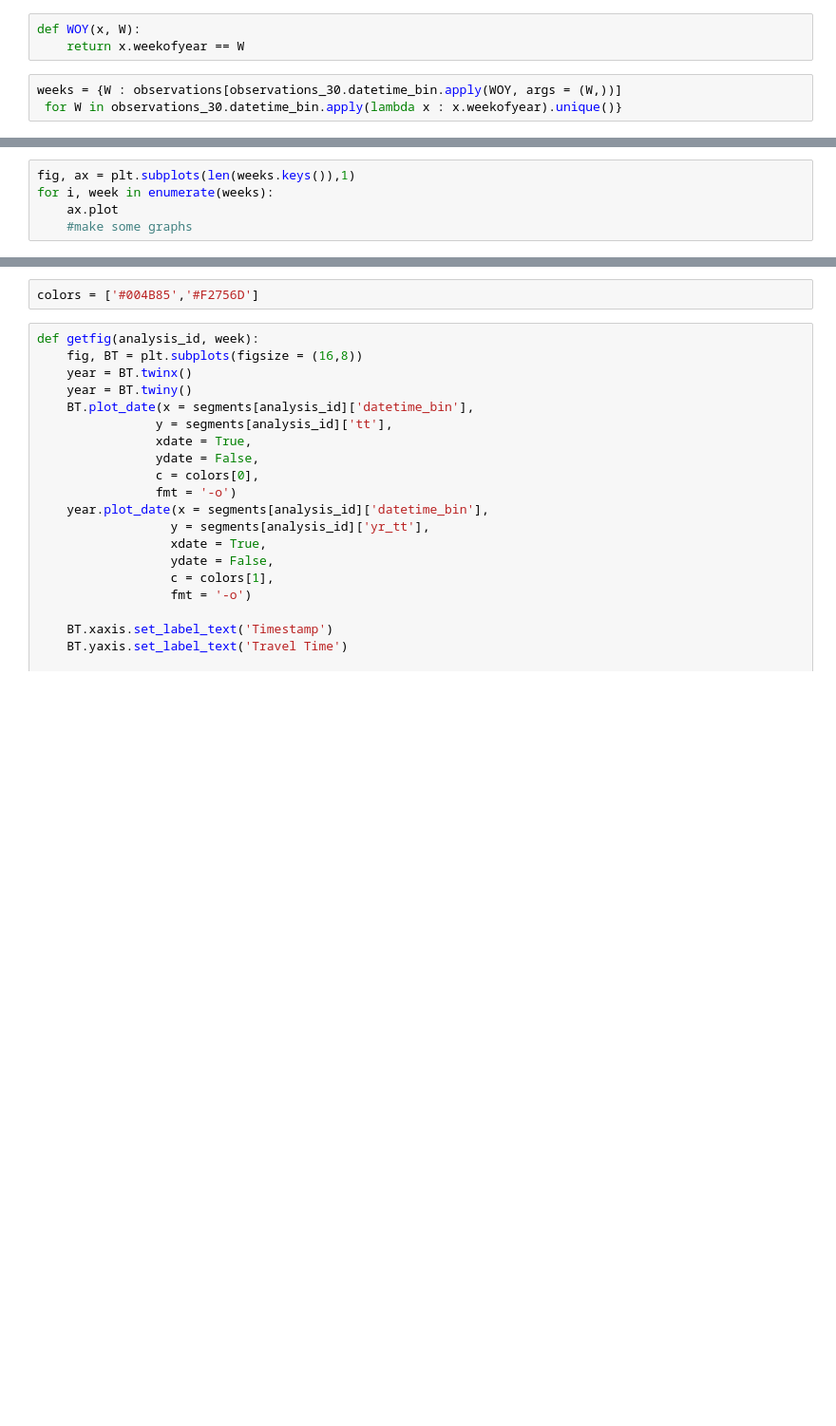
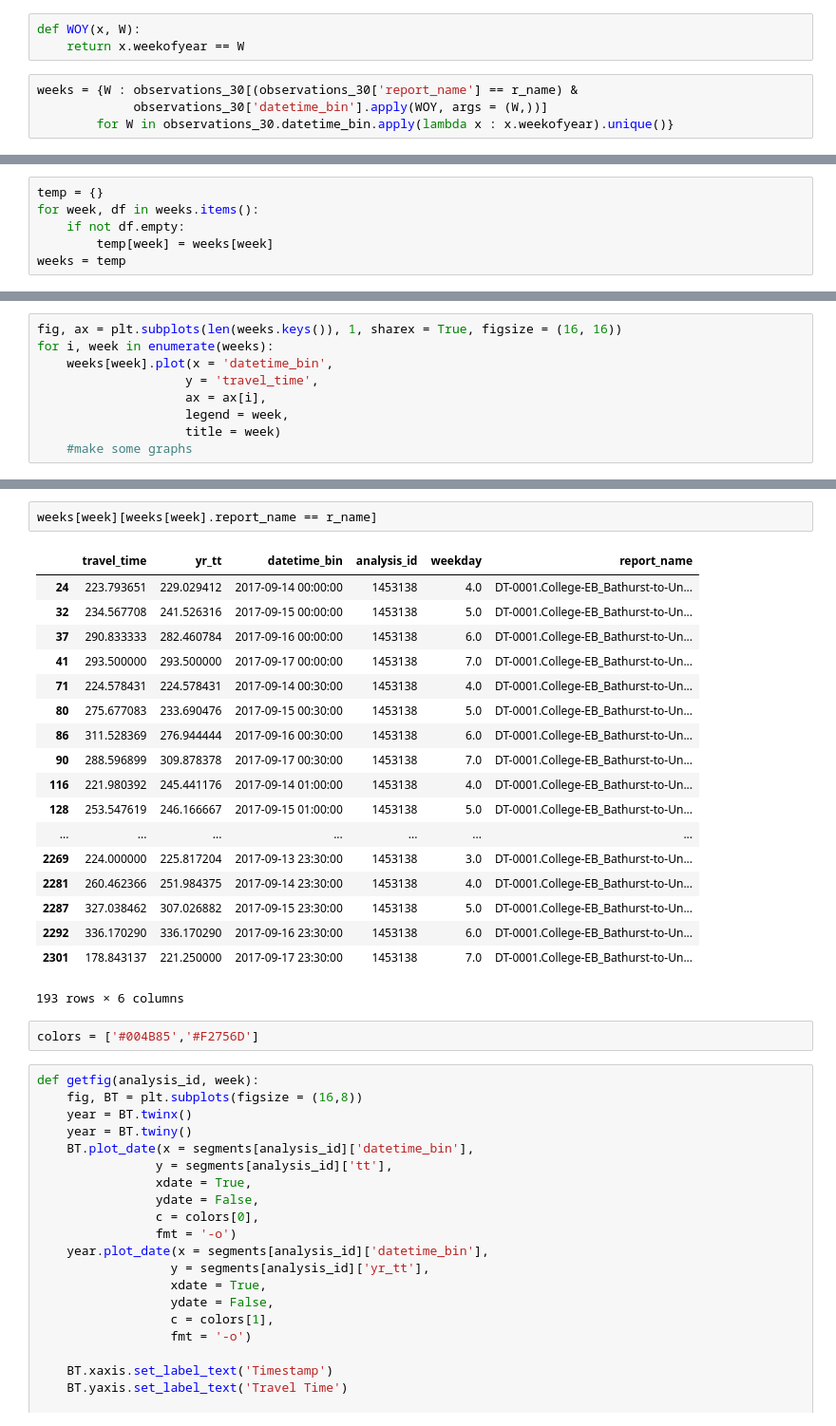
Before and after one commit to CityofToronto/bdit_king_pilot_dashboard, a Jupyter notebook: bluetooth/bluetooth_baselines.ipynb, the cells around one changed output, grey strips where cells are left out. Shown at 95% size. Cells and saved outputs as stored; diff of their text form; blank space fills up the shorter version.

```diff
--- a/bluetooth/bluetooth_baselines.ipynb
+++ b/bluetooth/bluetooth_baselines.ipynb
@@ -146,5 +180,6 @@ plot_base(obsrvations_30)
 def WOY(x, W):
     return x.weekofyear == W
 # %%
-weeks = {W : observations[observations_30.datetime_bin.apply(WOY, args = (W,))]
- for W in observations_30.datetime_bin.apply(lambda x : x.weekofyear).unique()}
+weeks = {W : observations_30[(observations_30['report_name'] == r_name) &
+             observations_30['datetime_bin'].apply(WOY, args = (W,))]
+        for W in observations_30.datetime_bin.apply(lambda x : x.weekofyear).unique()}
@@ -154,0 +186,6 @@ len(weeks.keys())
+# %%
+temp = {}
+for week, df in weeks.items():
+    if not df.empty:
+        temp[week] = weeks[week]
+weeks = temp
@@ -155,5 +212,9 @@ len(weeks.keys())
 # %%
-fig, ax = plt.subplots(len(weeks.keys()),1)
+fig, ax = plt.subplots(len(weeks.keys()), 1, sharex = True, figsize = (16, 16))
 for i, week in enumerate(weeks):
-    ax.plot
+    weeks[week].plot(x = 'datetime_bin',
+                    y = 'travel_time',
+                    ax = ax[i],
+                    legend = week,
+                    title = week)
     #make some graphs
@@ -160,3 +225,24 @@ for i, week in enumerate(weeks):
+# %%
+weeks[week][weeks[week].report_name == r_name]
+# %% [output]
+|  | travel_time | yr_tt | datetime_bin | analysis_id | weekday | report_name |
+| 24 | 223.793651 | 229.029412 | 2017-09-14 00:00:00 | 1453138 | 4.0 | DT-0001.College-EB_Bathurst-to-Un... |
+| 32 | 234.567708 | 241.526316 | 2017-09-15 00:00:00 | 1453138 | 5.0 | DT-0001.College-EB_Bathurst-to-Un... |
+| 37 | 290.833333 | 282.460784 | 2017-09-16 00:00:00 | 1453138 | 6.0 | DT-0001.College-EB_Bathurst-to-Un... |
+| 41 | 293.500000 | 293.500000 | 2017-09-17 00:00:00 | 1453138 | 7.0 | DT-0001.College-EB_Bathurst-to-Un... |
+| 71 | 224.578431 | 224.578431 | 2017-09-14 00:30:00 | 1453138 | 4.0 | DT-0001.College-EB_Bathurst-to-Un... |
+| 80 | 275.677083 | 233.690476 | 2017-09-15 00:30:00 | 1453138 | 5.0 | DT-0001.College-EB_Bathurst-to-Un... |
+| 86 | 311.528369 | 276.944444 | 2017-09-16 00:30:00 | 1453138 | 6.0 | DT-0001.College-EB_Bathurst-to-Un... |
+| 90 | 288.596899 | 309.878378 | 2017-09-17 00:30:00 | 1453138 | 7.0 | DT-0001.College-EB_Bathurst-to-Un... |
+| 116 | 221.980392 | 245.441176 | 2017-09-14 01:00:00 | 1453138 | 4.0 | DT-0001.College-EB_Bathurst-to-Un... |
+| 128 | 253.547619 | 246.166667 | 2017-09-15 01:00:00 | 1453138 | 5.0 | DT-0001.College-EB_Bathurst-to-Un... |
+| ... | ... | ... | ... | ... | ... | ... |
+| 2269 | 224.000000 | 225.817204 | 2017-09-13 23:30:00 | 1453138 | 3.0 | DT-0001.College-EB_Bathurst-to-Un... |
+| 2281 | 260.462366 | 251.984375 | 2017-09-14 23:30:00 | 1453138 | 4.0 | DT-0001.College-EB_Bathurst-to-Un... |
+| 2287 | 327.038462 | 307.026882 | 2017-09-15 23:30:00 | 1453138 | 5.0 | DT-0001.College-EB_Bathurst-to-Un... |
+| 2292 | 336.170290 | 336.170290 | 2017-09-16 23:30:00 | 1453138 | 6.0 | DT-0001.College-EB_Bathurst-to-Un... |
+| 2301 | 178.843137 | 221.250000 | 2017-09-17 23:30:00 | 1453138 | 7.0 | DT-0001.College-EB_Bathurst-to-Un... |
+193 rows × 6 columns
 # %%
 colors = ['#004B85','#F2756D']
 # %%
```
Also changed, not shown: parts of 15 cells of this notebook.
